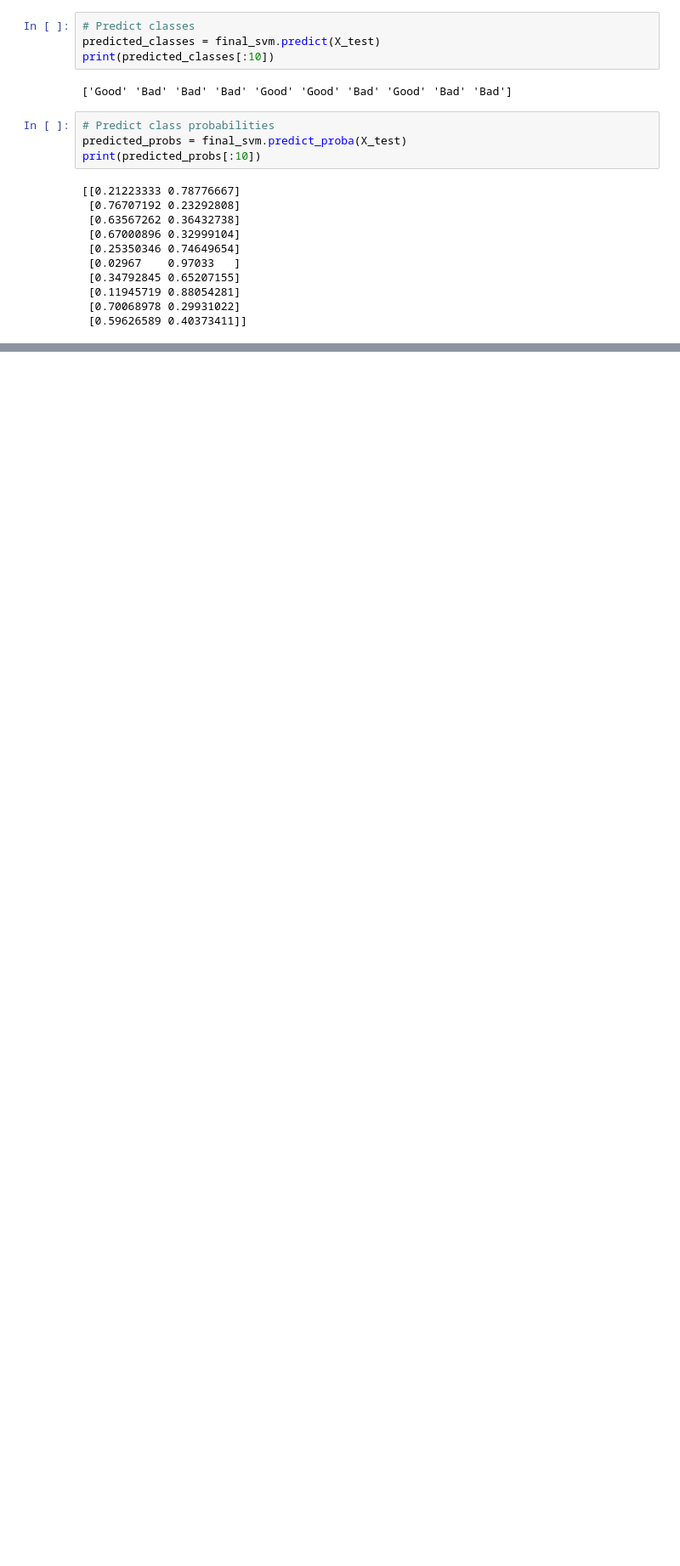
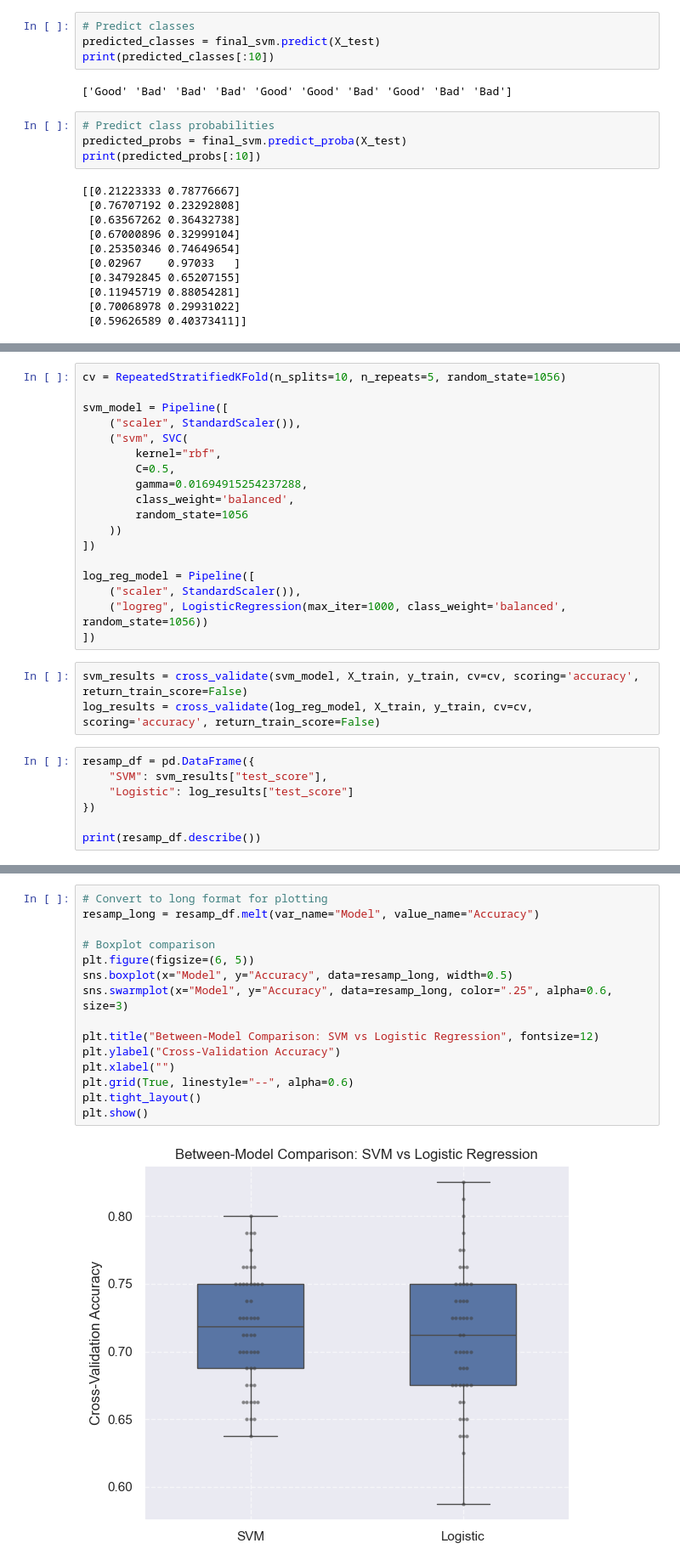
Before and after one commit to KABOSScodes/apm_projects, a Jupyter notebook: chapters/02_fitting_and_tuning/over-fitting_and_model_tuning.ipynb, the cells around one changed output, grey strips where cells are left out. Shown: that part at 85% size. Drawn from its saved outputs; the diff is of its cells as text; blank space fills up the shorter version.

```diff
--- a/chapters/02_fitting_and_tuning/over-fitting_and_model_tuning.ipynb
+++ b/chapters/02_fitting_and_tuning/over-fitting_and_model_tuning.ipynb
@@ -410,0 +415,28 @@ print(predicted_probs[:10])
+# %%
+cv = RepeatedStratifiedKFold(n_splits=10, n_repeats=5, random_state=1056)
+
+svm_model = Pipeline([
+    ("scaler", StandardScaler()),
+    ("svm", SVC(
+        kernel="rbf",
+        C=0.5,
+        gamma=0.01694915254237288,
+        class_weight='balanced',
+        random_state=1056
+    ))
+])
+
+log_reg_model = Pipeline([
+    ("scaler", StandardScaler()),
+    ("logreg", LogisticRegression(max_iter=1000, class_weight='balanced', random_state=1056))
+])
+# %%
+svm_results = cross_validate(svm_model, X_train, y_train, cv=cv, scoring='accuracy', return_train_score=False)
+log_results = cross_validate(log_reg_model, X_train, y_train, cv=cv, scoring='accuracy', return_train_score=False)
+# %%
+resamp_df = pd.DataFrame({
+    "SVM": svm_results["test_score"],
+    "Logistic": log_results["test_score"]
+})
+
+print(resamp_df.describe())
@@ -410,0 +460,17 @@ print(predicted_probs[:10])
+# %%
+# Convert to long format for plotting
+resamp_long = resamp_df.melt(var_name="Model", value_name="Accuracy")
+
+# Boxplot comparison
+plt.figure(figsize=(6, 5))
+sns.boxplot(x="Model", y="Accuracy", data=resamp_long, width=0.5)
+sns.swarmplot(x="Model", y="Accuracy", data=resamp_long, color=".25", alpha=0.6, size=3)
+
+plt.title("Between-Model Comparison: SVM vs Logistic Regression", fontsize=12)
+plt.ylabel("Cross-Validation Accuracy")
+plt.xlabel("")
+plt.grid(True, linestyle="--", alpha=0.6)
+plt.tight_layout()
+plt.show()
+# %% [output]
+[figure, added]
```
Also changed, not shown: parts of 4 cells of this notebook.
